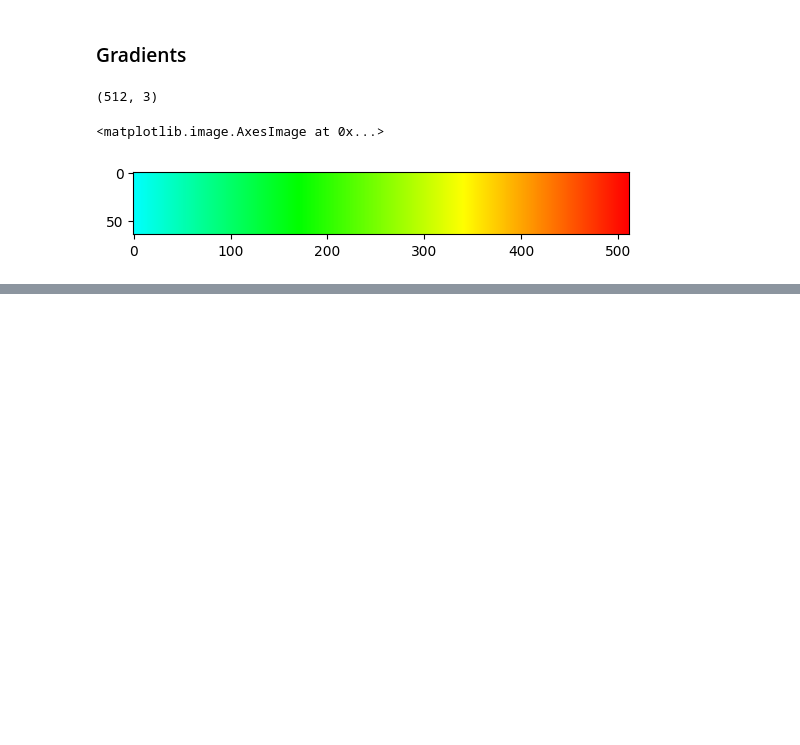
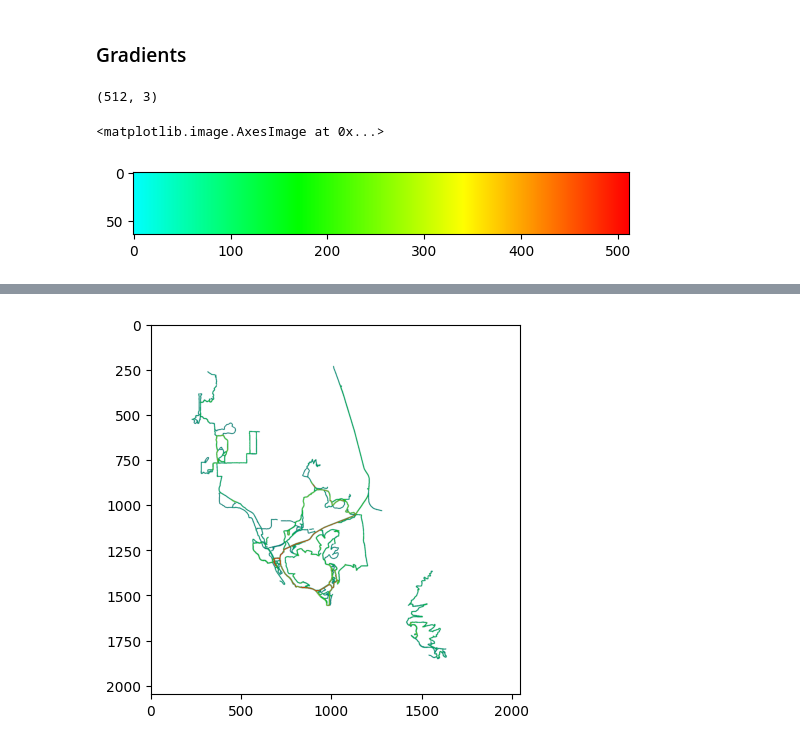
Before and after one commit to jacks14235/heatmap_art, a Jupyter notebook: heatmap_art.ipynb, the cells around one changed output, grey strips where cells are left out. Drawn from its saved outputs; the diff is of its cells as text; code cells hidden in the pictures; blank space fills up the shorter version.

Commit message:
add gpx support and white background

```diff
--- a/heatmap_art.ipynb
+++ b/heatmap_art.ipynb
@@ -226,0 +261,22 @@ img.save('clip_gauss_grad.png')
+# %%
+def white_weighting(x):
+    ones = x == 1
+    x = np.power(1-x, 1/5)
+    x[ones] = 1
+    return x
+
+def draw_grad_white(data, gradient, filename=None):
+    # data is 0-255
+    g_white = reversed(gradient)
+    # make sure the gradient is white at 1
+    g_white.stops.insert(-1, 0.999)
+    g_white.colors.append((255,255,255))
+    img = g_white.eval_np((255 - data) / 255, weight=white_weighting)
+    plt.imshow(img)
+    img = Image.fromarray(img)
+    if filename is not None:
+        img.save(filename)
+
+draw_grad_white(clipped_gauss, g, f'{folder}/white-temp.png')
+# %% [output]
+[figure, added]
```
Also changed, not shown: parts of 13 cells of this notebook, 2 other files.
